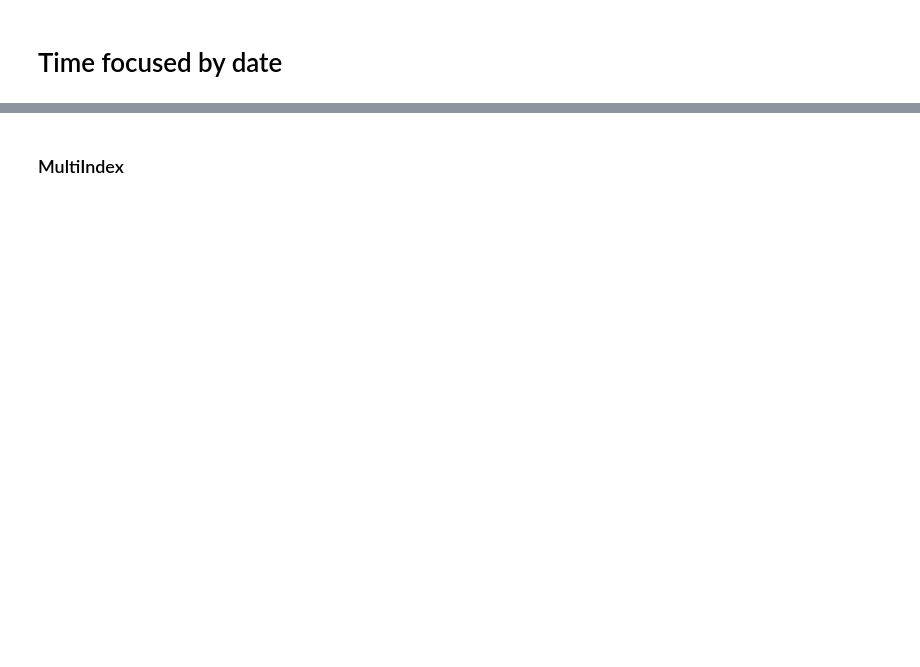
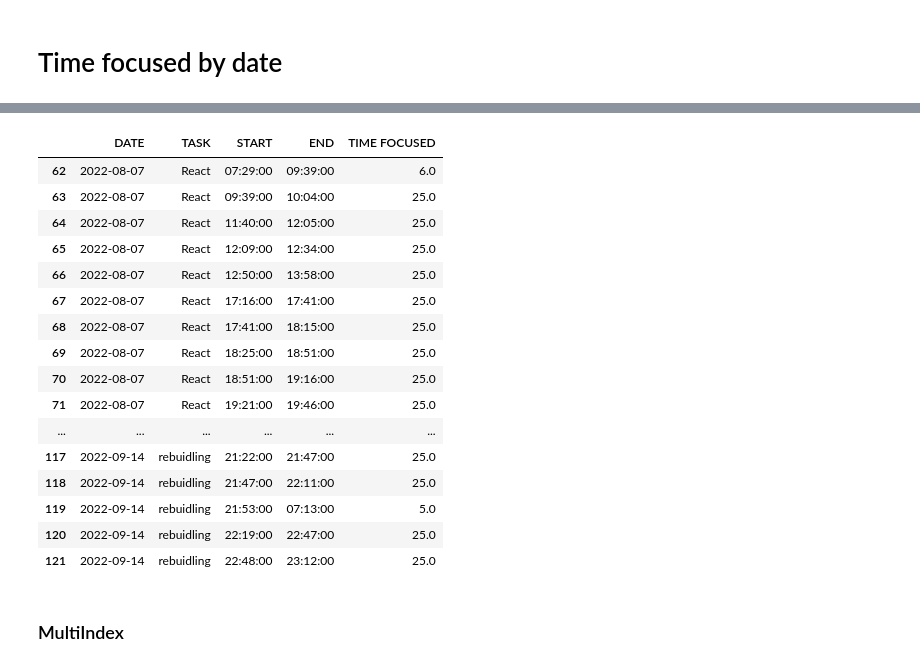
Before and after one commit to itszehrakaya/study-analysis, a Jupyter notebook: data_manipulation.ipynb, the cells around one changed output, grey strips where cells are left out. Cells and saved outputs as stored; diff of their text form; code cells hidden in the pictures; blank space fills up the shorter version.

```diff
--- a/data_manipulation.ipynb
+++ b/data_manipulation.ipynb
@@ -233,3 +270,29 @@ plt.show()
+# %%
+# show the dates in the 'data' which are the sort_date with loc
+data.loc[data['DATE'].isin(sort_date['DATE'])].groupby(['DATE','TASK'])['TIME FOCUSED'].sum().reset_index()
+new_data= df_copy
+new_data['DATE']= pd.to_datetime(new_data['DATE'],format='%Y %m %d ')
+new_data.loc[new_data['DATE'].isin(sort_date['DATE'])].groupby(['DATE','TASK'])['TIME FOCUSED'].sum().reset_index()
+# show 'START' and 'END'in this groupby
+new_data.loc[new_data['DATE'].isin(sort_date['DATE'])].groupby(['DATE','TASK','START','END'])['TIME FOCUSED'].sum().reset_index().tail(60)
+# %% [output]
+|  | DATE | TASK | START | END | TIME FOCUSED |
+| 62 | 2022-08-07 | React | 07:29:00 | 09:39:00 | 6.0 |
+| 63 | 2022-08-07 | React | 09:39:00 | 10:04:00 | 25.0 |
+| 64 | 2022-08-07 | React | 11:40:00 | 12:05:00 | 25.0 |
+| 65 | 2022-08-07 | React | 12:09:00 | 12:34:00 | 25.0 |
+| 66 | 2022-08-07 | React | 12:50:00 | 13:58:00 | 25.0 |
+| 67 | 2022-08-07 | React | 17:16:00 | 17:41:00 | 25.0 |
+| 68 | 2022-08-07 | React | 17:41:00 | 18:15:00 | 25.0 |
+| 69 | 2022-08-07 | React | 18:25:00 | 18:51:00 | 25.0 |
+| 70 | 2022-08-07 | React | 18:51:00 | 19:16:00 | 25.0 |
+| 71 | 2022-08-07 | React | 19:21:00 | 19:46:00 | 25.0 |
+| ... | ... | ... | ... | ... | ... |
+| 117 | 2022-09-14 | rebuidling | 21:22:00 | 21:47:00 | 25.0 |
+| 118 | 2022-09-14 | rebuidling | 21:47:00 | 22:11:00 | 25.0 |
+| 119 | 2022-09-14 | rebuidling | 21:53:00 | 07:13:00 | 5.0 |
+| 120 | 2022-09-14 | rebuidling | 22:19:00 | 22:47:00 | 25.0 |
+| 121 | 2022-09-14 | rebuidling | 22:48:00 | 23:12:00 | 25.0 |
 # %% [markdown]
 ### MultiIndex
 # %%
```
Also changed, not shown: parts of 6 cells of this notebook, 3 other files.
